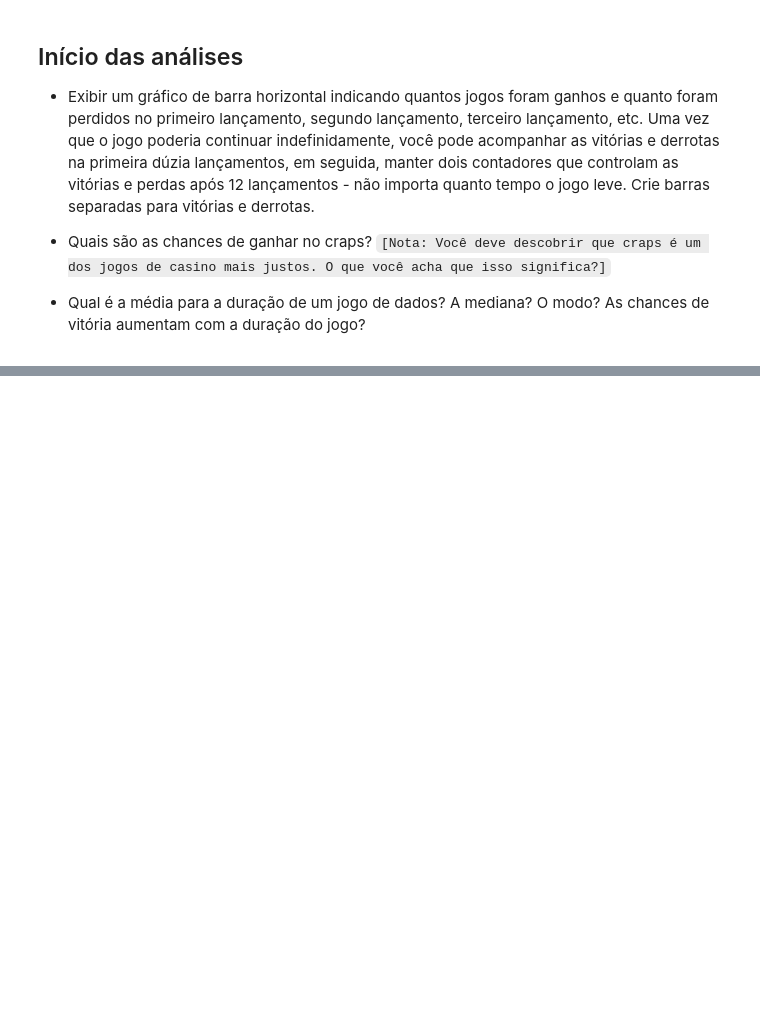
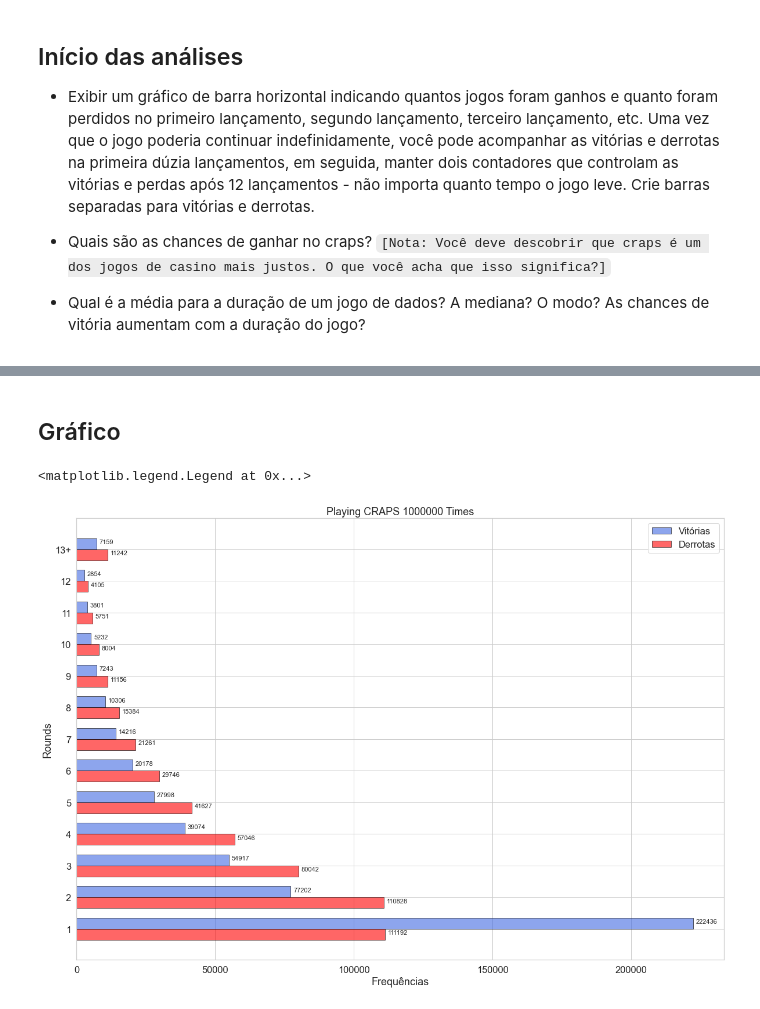
Before and after one commit to mpbruder/TT007-AnaliseDadosPython, a Jupyter notebook: exercicios/Aula3-jupyter/craps-game.ipynb, the cells around one changed output, grey strips where cells are left out. Saved outputs shown, nothing was run; the diff lists cells and outputs as text; code cells hidden in the pictures; blank space fills up the shorter version.

Commit message:
Nova lógica e novo gráfico

```diff
--- a/exercicios/Aula3-jupyter/craps-game.ipynb
+++ b/exercicios/Aula3-jupyter/craps-game.ipynb
@@ -139,0 +136,3 @@ plt.show()
+# %%
+# Adicionando total de jogos por rodada
+df['TOTAL'] = df['Vitórias'] + df['Derrotas']
@@ -139,0 +159,41 @@ plt.show()
+# %% [markdown]
+## Gráfico
+# %%
+# Definicoes gerais
+plt.figure(figsize = (20, 14))
+bar_width = .35
+index = np.arange(13)
+
+# Grafico vitorias
+plt.barh(index,
+         df['Vitórias'],
+         ec = "k",
+         alpha = .6,
+         color = "royalblue",
+         height = bar_width,
+         label = "Vitórias")
+
+# Grafico -> derrotas
+plt.barh(index - bar_width,
+         df['Derrotas'],
+         ec = "k",
+         alpha = .6,
+         color = "red",
+         height = bar_width,
+         label = "Derrotas")
+
+# Labels barras
+for i, v in enumerate(df['Vitórias']):
+    plt.text(v + 1000, i, f'{v}', fontsize=11)
+for i, v in enumerate(df['Derrotas']):
+    plt.text(v + 1000, i - bar_width, f'{v}', fontsize=11)
+
+plt.yticks(index - bar_width / 2, df['Round'])
+plt.title(f'Playing CRAPS {len(games)} Times')
+plt.xlabel(f'Frequências')
+plt.ylabel(f'Rounds')
+plt.savefig('plot_bar.jpg')
+plt.legend()
+# %% [output]
+<matplotlib.legend.Legend at 0x...>
+[figure, added]
```
Also changed, not shown: parts of 9 cells of this notebook, 1 other file.
